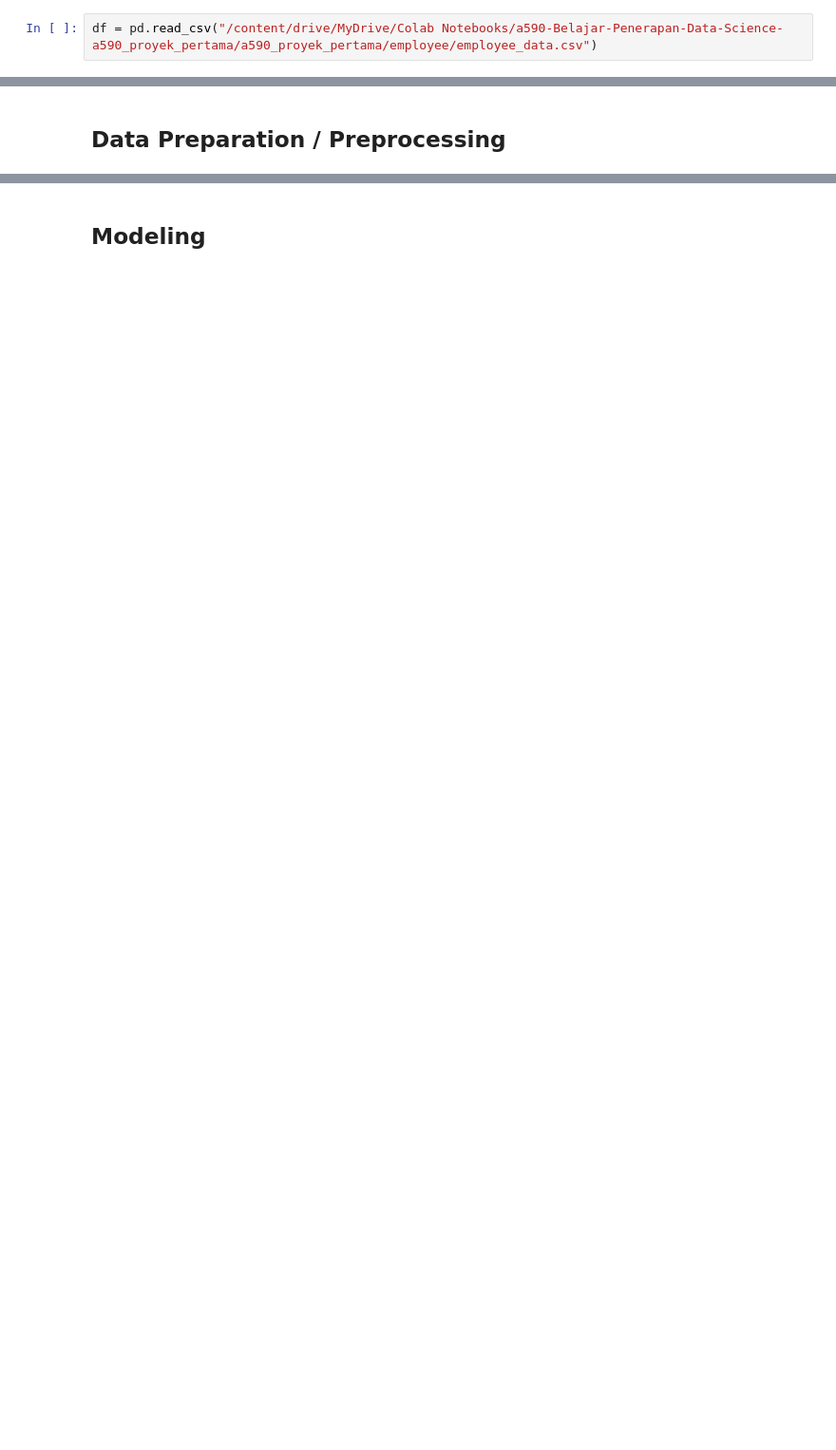
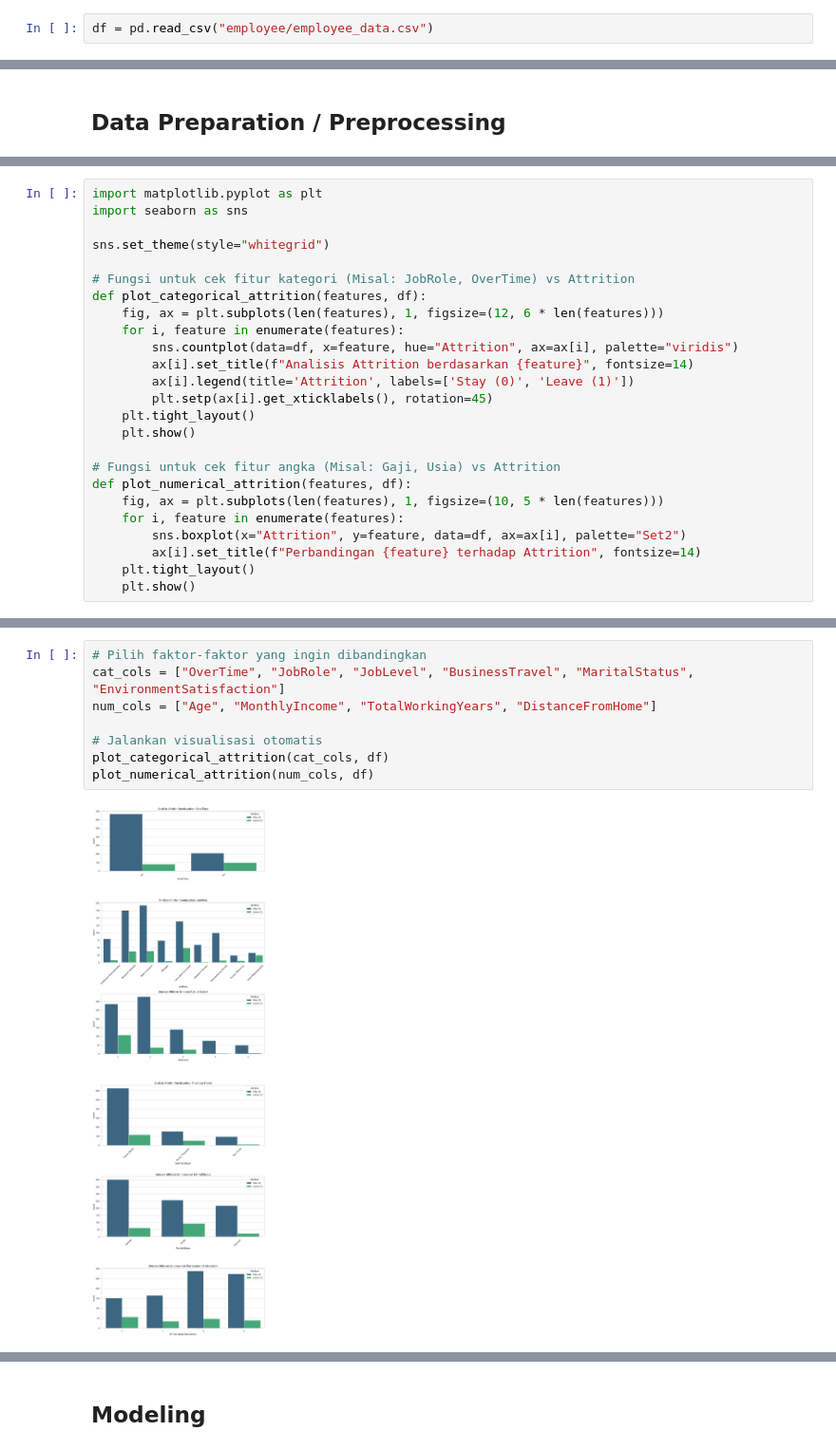
Before and after one commit to AnaRosyidah/a590_proyek_pertama, a Jupyter notebook: notebook.ipynb, the cells around one changed output, grey strips where cells are left out. Shown at 95% size. Drawn from its saved outputs; the diff is of its cells as text; blank space fills up the shorter version.

```diff
--- a/notebook.ipynb
+++ b/notebook.ipynb
@@ -46,7 +41,7 @@ import joblib
     - BusinessTravel, Department, Gender, JobRole
     - MaritalStatus, OverTime, dll
 # %%
-df = pd.read_csv("/content/drive/MyDrive/Colab Notebooks/a590-Belajar-Penerapan-Data-Science-a590_proyek_pertama/a590_proyek_pertama/employee/employee_data.csv")
+df = pd.read_csv("employee/employee_data.csv")
 # %%
 df.head(10)
 # %% [output]
@@ -99,0 +148,25 @@ df.describe()
+# %%
+import matplotlib.pyplot as plt
+import seaborn as sns
+
+sns.set_theme(style="whitegrid")
+
+# Fungsi untuk cek fitur kategori (Misal: JobRole, OverTime) vs Attrition
+def plot_categorical_attrition(features, df):
+    fig, ax = plt.subplots(len(features), 1, figsize=(12, 6 * len(features)))
+    for i, feature in enumerate(features):
+        sns.countplot(data=df, x=feature, hue="Attrition", ax=ax[i], palette="viridis")
+        ax[i].set_title(f"Analisis Attrition berdasarkan {feature}", fontsize=14)
+        ax[i].legend(title='Attrition', labels=['Stay (0)', 'Leave (1)'])
+        plt.setp(ax[i].get_xticklabels(), rotation=45)
+    plt.tight_layout()
+    plt.show()
+
+# Fungsi untuk cek fitur angka (Misal: Gaji, Usia) vs Attrition
+def plot_numerical_attrition(features, df):
+    fig, ax = plt.subplots(len(features), 1, figsize=(10, 5 * len(features)))
+    for i, feature in enumerate(features):
+        sns.boxplot(x="Attrition", y=feature, data=df, ax=ax[i], palette="Set2")
+        ax[i].set_title(f"Perbandingan {feature} terhadap Attrition", fontsize=14)
+    plt.tight_layout()
+    plt.show()
@@ -99,0 +175,10 @@ df.describe()
+# %%
+# Pilih faktor-faktor yang ingin dibandingkan
+cat_cols = ["OverTime", "JobRole", "JobLevel", "BusinessTravel", "MaritalStatus", "EnvironmentSatisfaction"]
+num_cols = ["Age", "MonthlyIncome", "TotalWorkingYears", "DistanceFromHome"]
+
+# Jalankan visualisasi otomatis
+plot_categorical_attrition(cat_cols, df)
+plot_numerical_attrition(num_cols, df)
+# %% [output]
+[figure, added]
```
Also changed, not shown: parts of 33 cells of this notebook, 7 other files.
